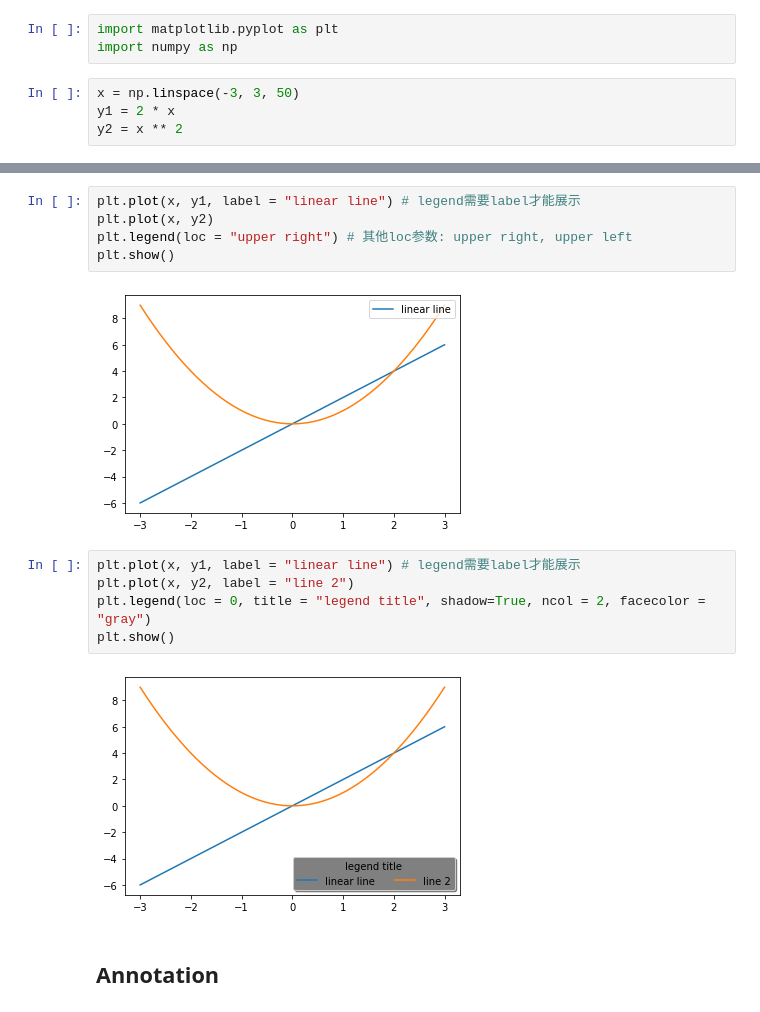
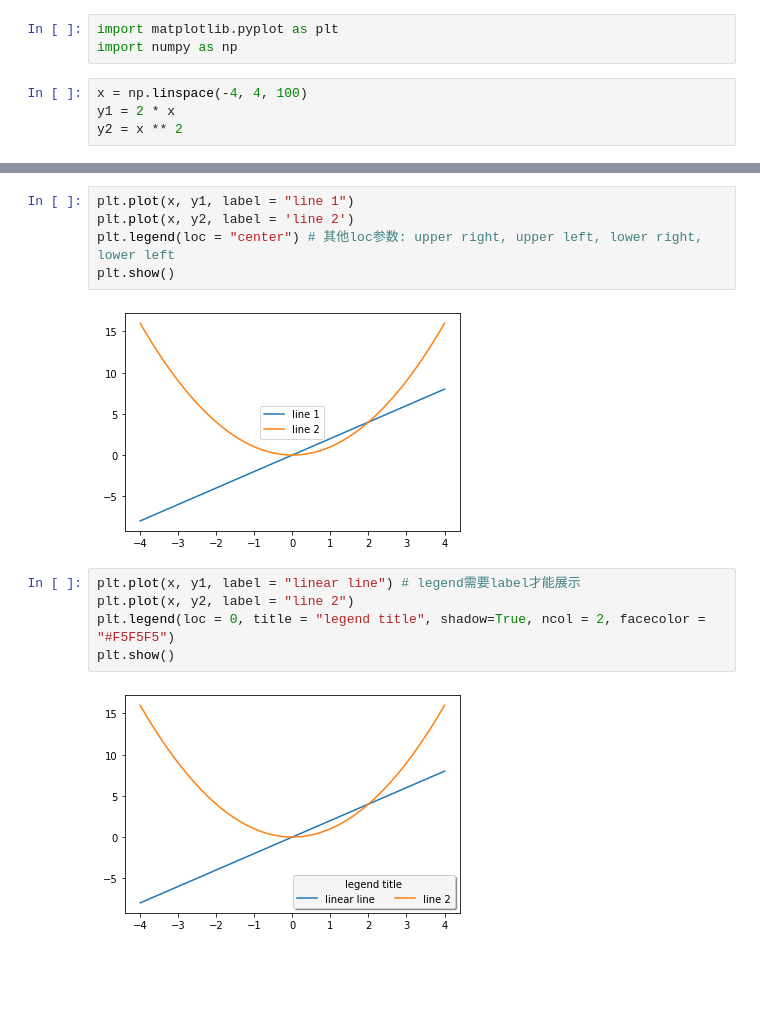
Before and after one commit to turingplanet/matplotlib-intro-tutorial, a Jupyter notebook: notebooks/4-legend.ipynb, the cells around one changed output, grey strips where cells are left out. Drawn from its saved outputs; the diff is of its cells as text; blank space fills up the shorter version.

```diff
--- a/notebooks/4-legend.ipynb
+++ b/notebooks/4-legend.ipynb
@@ -2,6 +2,6 @@
 import matplotlib.pyplot as plt
 import numpy as np
 # %%
-x = np.linspace(-3, 3, 50)
+x = np.linspace(-4, 4, 100)
 y1 = 2 * x
 y2 = x ** 2
@@ -22,16 +24,14 @@ plt.show()
 # %%
-plt.plot(x, y1, label = "linear line") # legend需要label才能展示
-plt.plot(x, y2)
-plt.legend(loc = "upper right") # 其他loc参数: upper right, upper left
+plt.plot(x, y1, label = "line 1")
+plt.plot(x, y2, label = 'line 2')
+plt.legend(loc = "center") # 其他loc参数: upper right, upper left, lower right, lower left
 plt.show()
 # %% [output]
-[figure, old version]
+[figure, new version]
 # %%
 plt.plot(x, y1, label = "linear line") # legend需要label才能展示
 plt.plot(x, y2, label = "line 2")
-plt.legend(loc = 0, title = "legend title", shadow=True, ncol = 2, facecolor = "gray")
+plt.legend(loc = 0, title = "legend title", shadow=True, ncol = 2, facecolor = "#F5F5F5")
 plt.show()
 # %% [output]
-[figure, old version]
+[figure, new version]
-# %% [markdown]
-## Annotation
```
Also changed, not shown: parts of 11 cells of this notebook, 1 other file.
